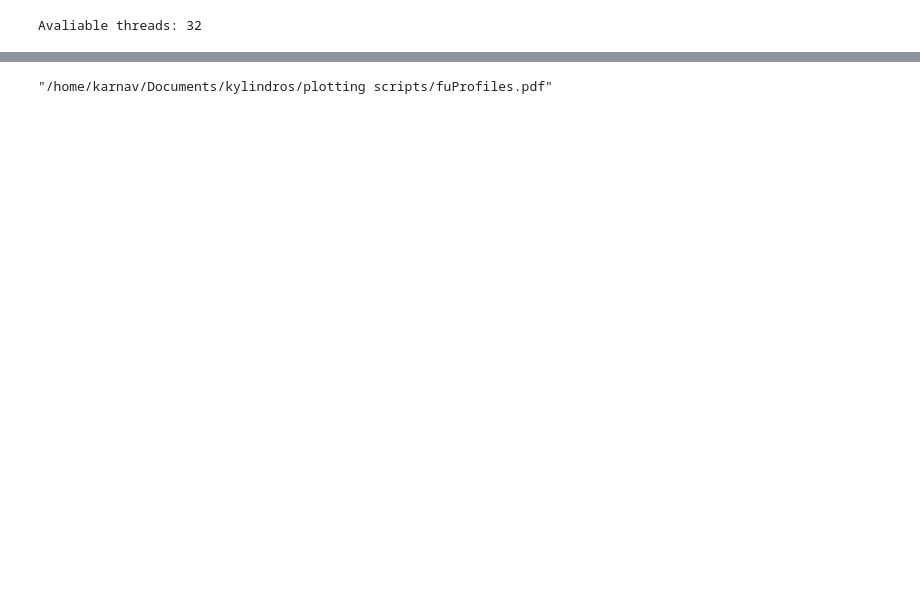
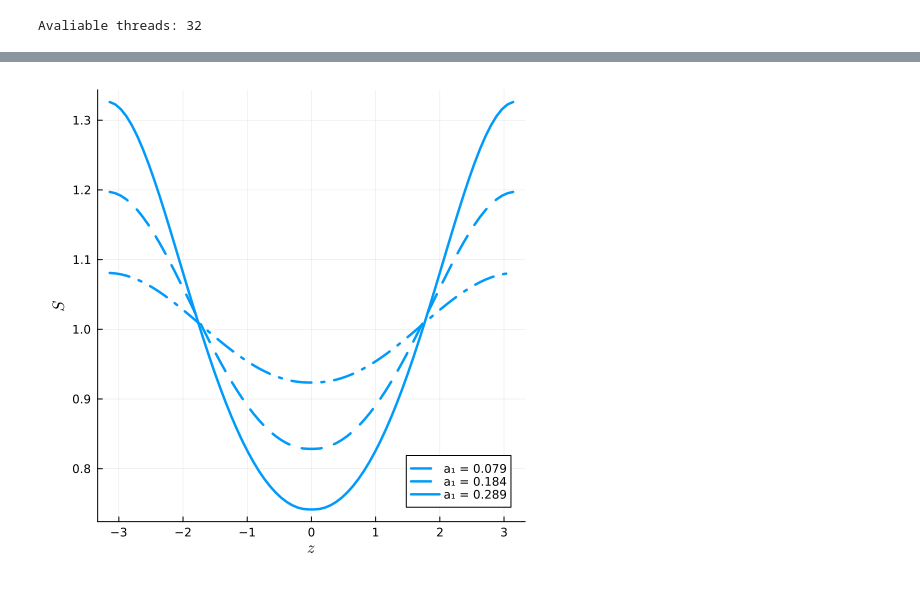
Before and after one commit to karnavr/kylindros, a Jupyter notebook: plotting scripts/fuPlots.ipynb, the cells around one changed output, grey strips where cells are left out. Cells and saved outputs as stored; diff of their text form; code cells hidden in the pictures; blank space fills up the shorter version.

```diff
--- a/plotting scripts/fuPlots.ipynb
+++ b/plotting scripts/fuPlots.ipynb
@@ -10,2 +6,2 @@ plot_cauchy_error
 # %%
-solutions, constants, metadata = readSolution("/home/karnav/Documents/kylindros/results/fuSimpleVaryCoeffs/fuSimple/fuSimple_27-08_19-13-41_2025_N34.jld2");
+solutions, constants, metadata = readSolution("/home/karnav/Documents/kylindros/results/library/fuSimple/fuSimple_07-10_01-32-16_2025_N36.jld2");
@@ -12,7 +11,7 @@ solutions, constants, metadata = readSolution("/home/karnav/Documents/kylindros/
 # %%
-plot_profiles(solutions, constants)
-savefig("fuProfiles.pdf")
+plot_profiles(solutions, constants, lw = 2.5)
+# savefig("fuProfiles.pdf")
 # %% [output]
-"/home/karnav/Documents/kylindros/plotting scripts/fuProfiles.pdf"
+[figure, added]
 # %%
 plot_branch(solutions, metadata, color_by_error = false)
```
Also changed, not shown: parts of 12 cells of this notebook, 18 other files.
